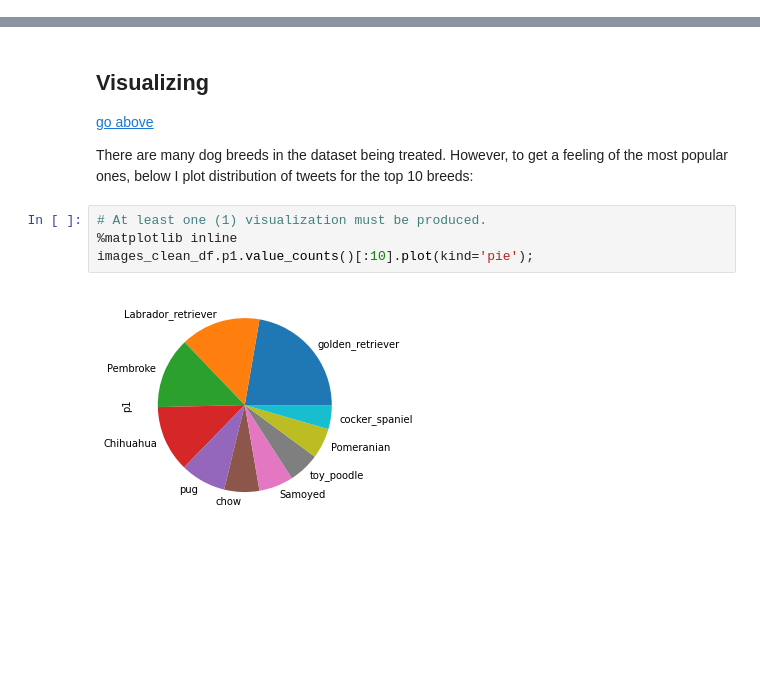
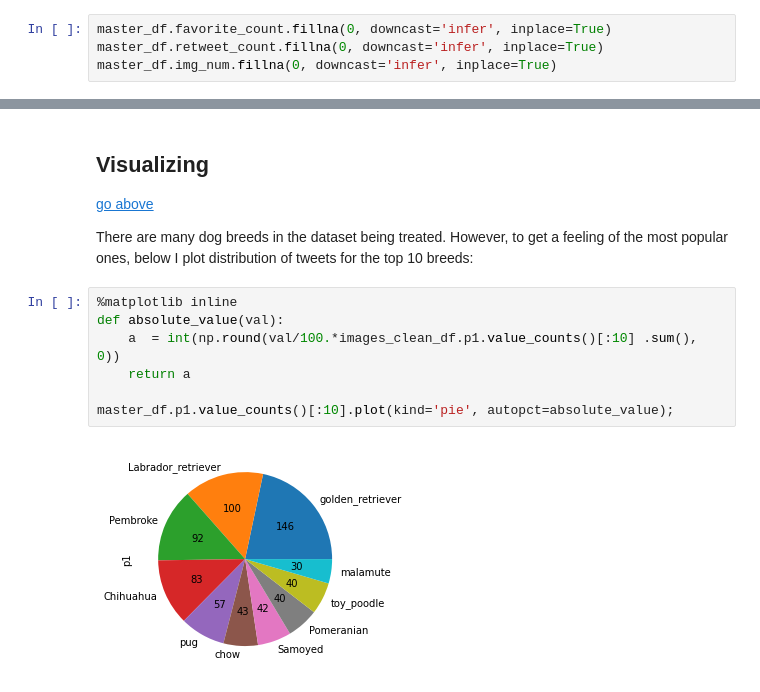
Before and after one commit to omendezmorales/Project4, a Jupyter notebook: wrangle_act.ipynb, the cells around one changed output, grey strips where cells are left out. Cells and saved outputs as stored; diff of their text form; blank space fills up the shorter version.

Commit message:
Last minute fix prior to store the master dataset file
some more edits, and last minute fix prior to store the master dataset file

```diff
--- a/wrangle_act.ipynb
+++ b/wrangle_act.ipynb
@@ -740,0 +742,4 @@ memory usage: 492.8+ KB
+# %%
+master_df.favorite_count.fillna(0, downcast='infer', inplace=True)
+master_df.retweet_count.fillna(0, downcast='infer', inplace=True)
+master_df.img_num.fillna(0, downcast='infer', inplace=True)
@@ -848,9 +884,12 @@ With over 150+ thousand hearts, if you watch the video in the tweet, you will un
 <a href="#toc">go above</a>
 
 There are many dog breeds in the dataset being treated. However, to get a feeling of the most popular ones, below I plot distribution of tweets for the top 10 breeds:
-# %%
-# At least one (1) visualization must be produced.
-%matplotlib inline
-images_clean_df.p1.value_counts()[:10].plot(kind='pie');
-# %% [output]
-[figure, removed]
+# %%
+%matplotlib inline
+def absolute_value(val):
+    a  = int(np.round(val/100.*images_clean_df.p1.value_counts()[:10] .sum(), 0))
+    return a
+
+master_df.p1.value_counts()[:10].plot(kind='pie', autopct=absolute_value);
+# %% [output]
+[figure, added]
```
Also changed, not shown: parts of 7 cells of this notebook.
